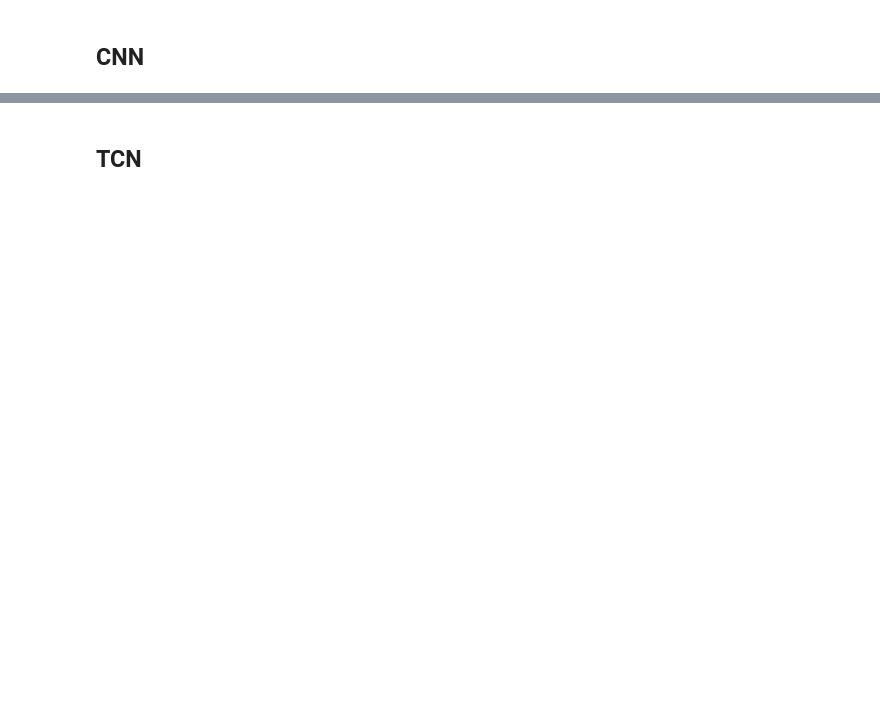
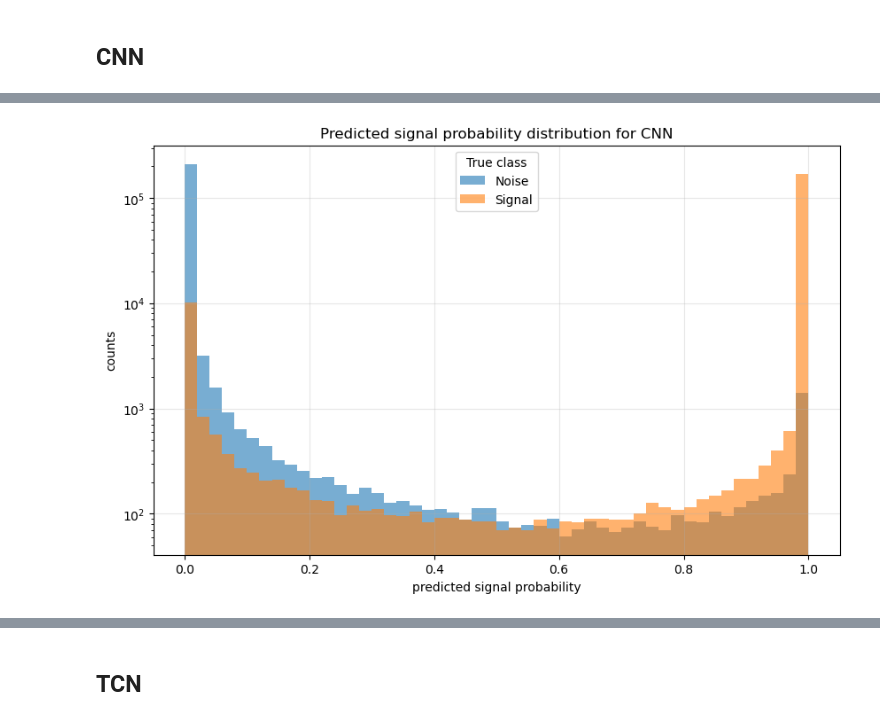
Before and after one commit to giuliadoda/GW_TS_classification, a Jupyter notebook: final_nb.ipynb, the cells around one changed output, grey strips where cells are left out. Cells and saved outputs as stored; diff of their text form; code cells hidden in the pictures; blank space fills up the shorter version.

```diff
--- a/final_nb.ipynb
+++ b/final_nb.ipynb
@@ -69,0 +301,27 @@ plots.plot_TS(ts2)
+# %%
+# retrieve model
+
+cnn = CNN()
+cnn.load_state_dict(torch.load(path+'CNN_trained.torch'))
+
+cnn = cnn.to(device)
+# %%
+# testing
+cnn.eval()
+cnn_preds, cnn_labels, cnn_probs = [], [], []
+with torch.no_grad():
+    for sample in test_DL:
+        xb = sample[0].float().to(device)
+        yb = sample[1].long().to(device)
+
+        out = cnn(xb)
+
+        preds = torch.argmax(out, dim=1)
+
+        cnn_preds.append(preds.cpu().numpy())
+        cnn_labels.append(yb.cpu().numpy())
+        cnn_probs.append(out.cpu().numpy())
+
+cnn_preds = np.concatenate(cnn_preds)
+cnn_labels = np.concatenate(cnn_labels)
+cnn_probs = np.concatenate(cnn_probs)
@@ -69,0 +339,4 @@ plots.plot_TS(ts2)
+# %%
+plot_PS('CNN', cnn_probs, cnn_labels)
+# %% [output]
+[figure, added]
```
Also changed, not shown: parts of 46 cells of this notebook, 1 other file.
